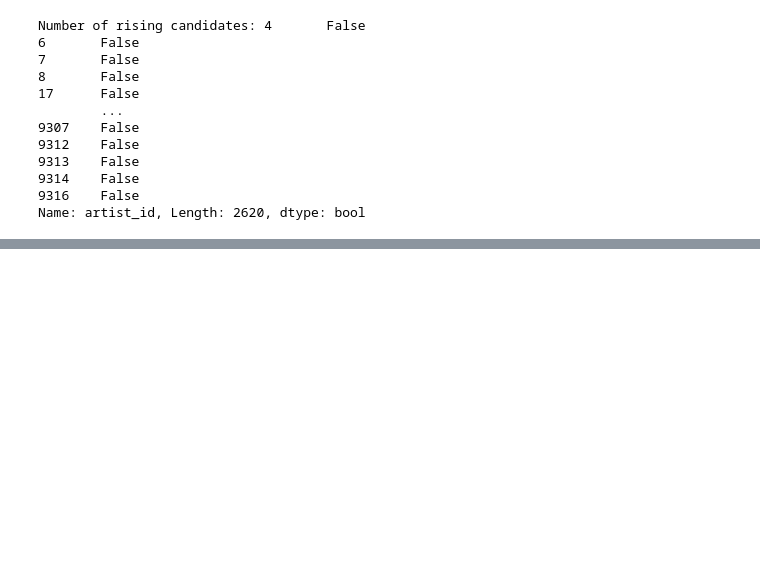
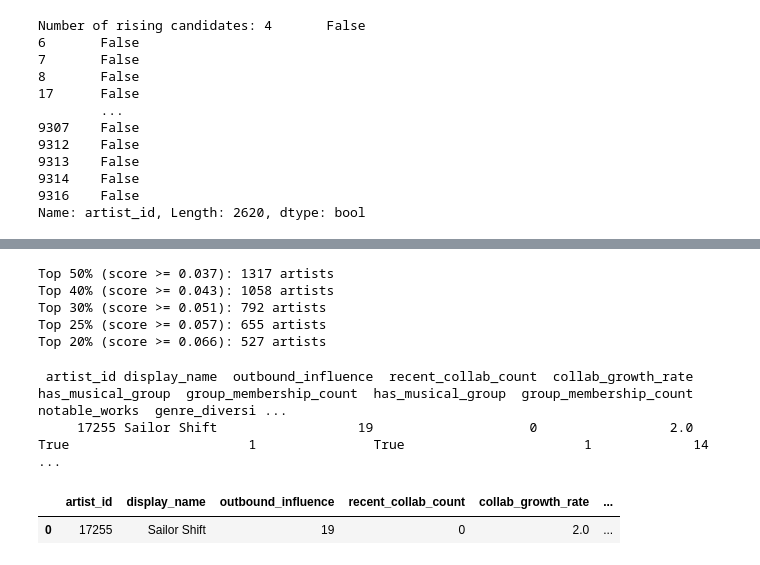
Before and after one commit to ac080/IS428_powerpuffs, a Jupyter notebook: Data Transformation Notebook/theme3_ver2/theme3_eda2.ipynb, the cells around one changed output, grey strips where cells are left out. Saved outputs shown, nothing was run; the diff lists cells and outputs as text; code cells hidden in the pictures; blank space fills up the shorter version.

```diff
--- a/Data Transformation Notebook/theme3_eda2.ipynb
+++ b/Data Transformation Notebook/theme3_ver2/theme3_eda2.ipynb
@@ -1867,0 +2017,80 @@ Name: artist_id, Length: 2620, dtype: bool
+# %%
+import pandas as pd
+df = pd.read_csv("rising_stars_scored.csv")
+
+# Find percentile cutoffs
+for p in [50, 60, 70, 75, 80]:
+    val = df["rising_star_score"].quantile(p/100)
+    n   = (df["rising_star_score"] >= val).sum()
+    print(f"Top {100-p}% (score >= {val:.3f}): {n} artists")
+# %% [output]
+Top 50% (score >= 0.037): 1317 artists
+Top 40% (score >= 0.043): 1058 artists
+Top 30% (score >= 0.051): 792 artists
+Top 25% (score >= 0.057): 655 artists
+Top 20% (score >= 0.066): 527 artists
+# %%
+# Sailor Shift summary table
+sailor_shift_summary = metrics[metrics["display_name"] == "Sailor Shift"][ [
+    "artist_id",
+    "display_name",
+    "outbound_influence",
+    "recent_collab_count",
+    "collab_growth_rate",
+    "has_musical_group",
+    "group_membership_count",
+    "has_musical_group",
+    "group_membership_count",
+    "notable_works",
+    "genre_diversity",
+    "first_notoriety",
+    "last_notoriety",
+    "notoriety_lag",
+    "career_span",
+    "of_alignment",
+    "role_diversity",
+] ].copy()
+
+# Total collaborations = unique collaborators across all years
+total_collabs = (
+    collab_long.groupby("artist_id")["collaborator"]
+    .nunique()
+    .reset_index(name="total_collabs")
+)
+sailor_shift_summary = sailor_shift_summary.merge(total_collabs, on="artist_id", how="left")
+
+# Merge inbound influence from the legacy metrics CSV
+legacy_metrics = pd.read_csv("theme3_ver1/artist_metrics.csv")[["artist_id", "inbound_influence"]]
+sailor_shift_summary = sailor_shift_summary.merge(legacy_metrics, on="artist_id", how="left")
+
+# If display_name is missing for some reason, fall back to name
+if sailor_shift_summary.empty:
+    sailor_shift_summary = metrics[metrics["name"] == "Sailor Shift"][ [
+        "artist_id",
+        "name",
+        "outbound_influence",
+        "recent_collab_count",
+        "collab_growth_rate",
+        "total_collabs",
+        "has_musical_group",
+        "group_membership_count",
+        "notable_works",
+        "genre_diversity",
+        "first_notoriety",
+        "last_notoriety",
+        "notoriety_lag",
+        "career_span",
+        "of_alignment",
+        "role_diversity",
+] ].copy()
+    sailor_shift_summary = sailor_shift_summary.rename(columns={"name": "display_name"})
+    sailor_shift_summary = sailor_shift_summary.merge(total_collabs, on="artist_id", how="left")
+    sailor_shift_summary = sailor_shift_summary.merge(legacy_metrics, on="artist_id", how="left")
+
+print(sailor_shift_summary.to_string(index=False))
+sailor_shift_summary
+# %% [output]
+ artist_id display_name  outbound_influence  recent_collab_count  collab_growth_rate  has_musical_group  group_membership_count  has_musical_group  group_membership_count  notable_works  genre_diversi ...
+     17255 Sailor Shift                  19                    0                 2.0               True                       1               True                       1             14                ...
+|  | artist_id | display_name | outbound_influence | recent_collab_count | collab_growth_rate | ... |
+| 0 | 17255 | Sailor Shift | 19 | 0 | 2.0 | ... |
```
Also changed, not shown: parts of 15 cells of this notebook, 41 other files.
